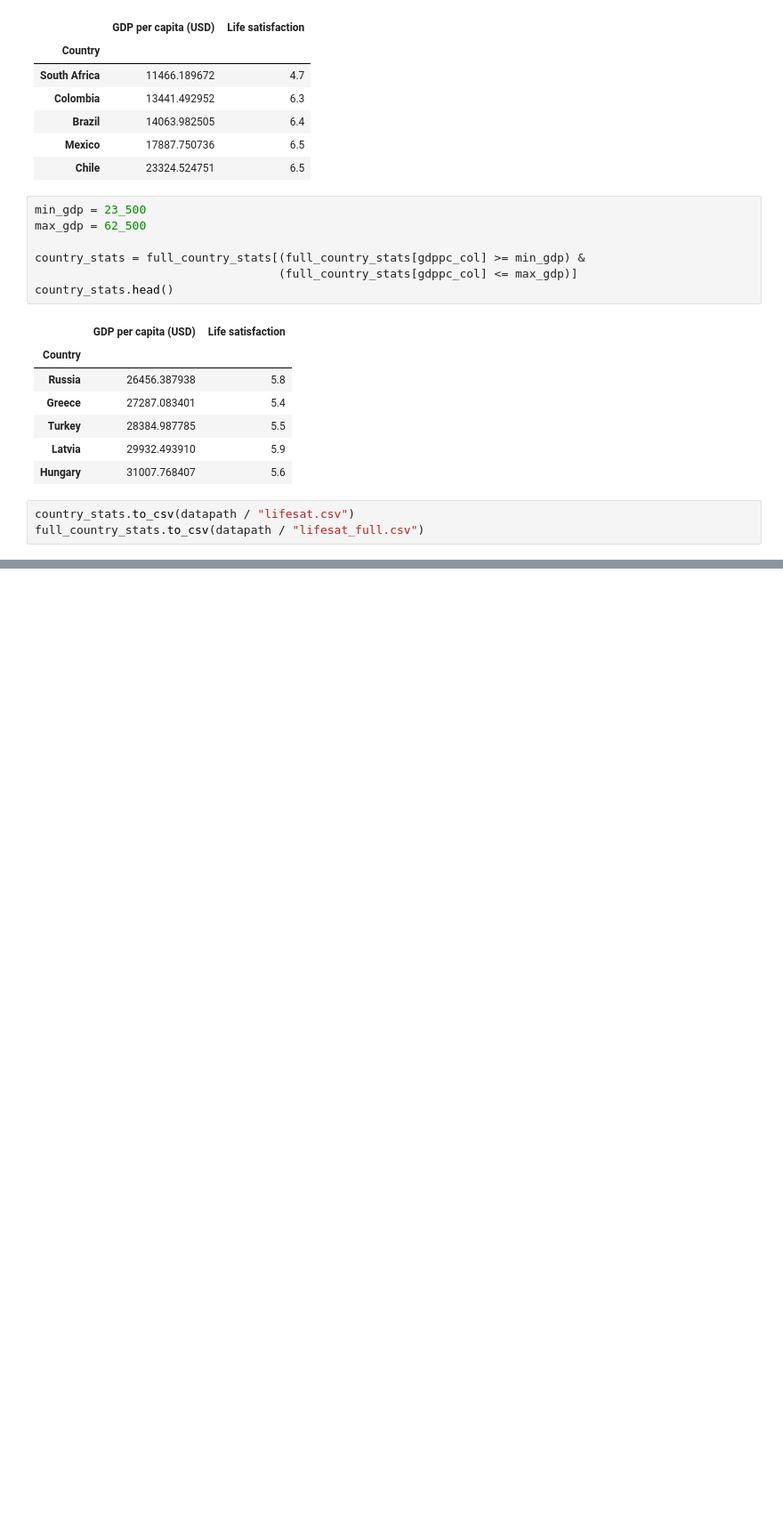
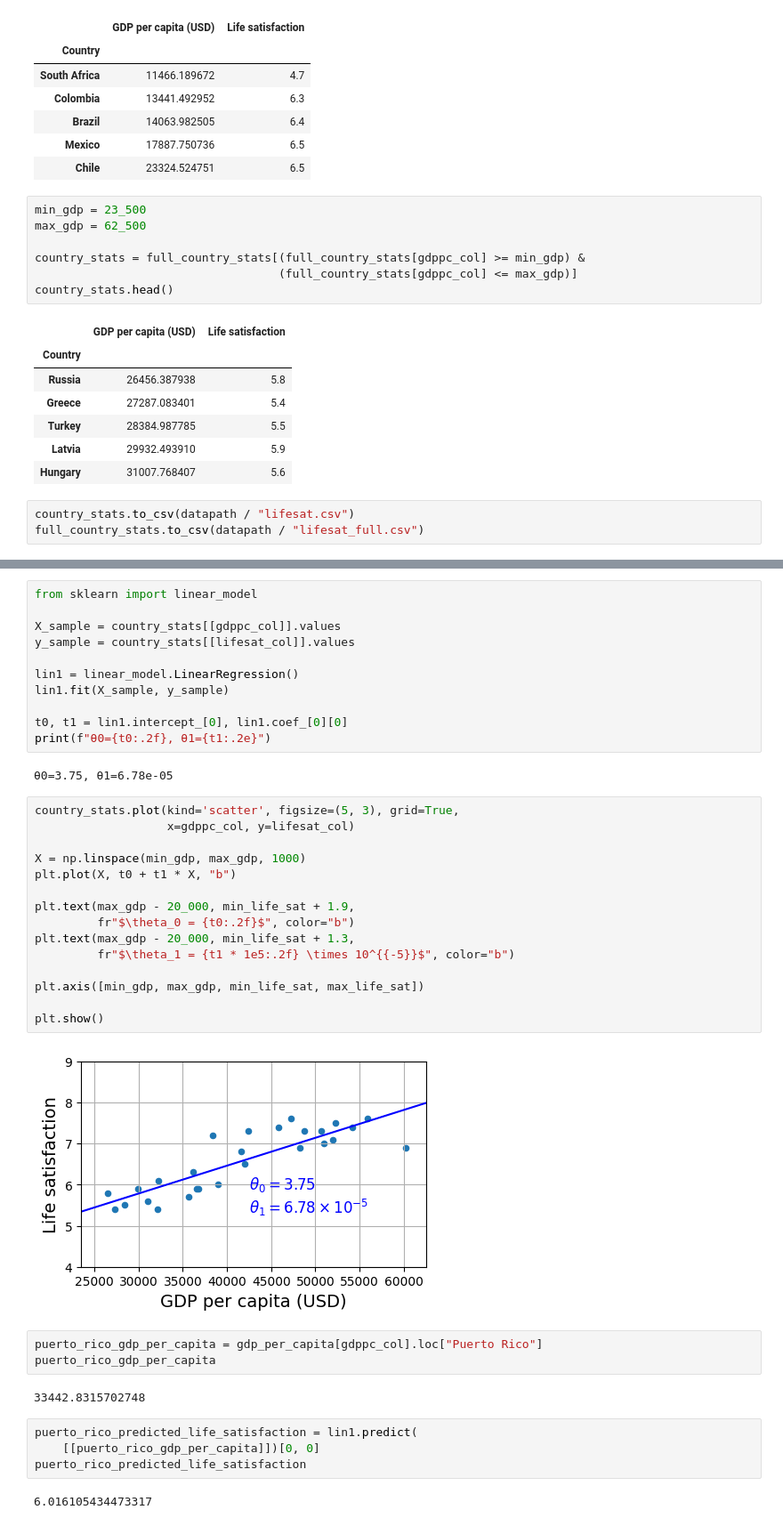
Before and after one commit to dabster108/sklearn-pytorch-lab, a Jupyter notebook: HandsonLearning.ipynb, the cells around one changed output, grey strips where cells are left out. Shown at 89% size. Drawn from its saved outputs; the diff is of its cells as text; blank space fills up the shorter version.

```diff
--- a/HandsonLearning.ipynb
+++ b/HandsonLearning.ipynb
@@ -163,0 +223,41 @@ NameError: name 'plt' is not defined
+# %%
+from sklearn import linear_model
+
+X_sample = country_stats[[gdppc_col]].values
+y_sample = country_stats[[lifesat_col]].values
+
+lin1 = linear_model.LinearRegression()
+lin1.fit(X_sample, y_sample)
+
+t0, t1 = lin1.intercept_[0], lin1.coef_[0][0]
+print(f"θ0={t0:.2f}, θ1={t1:.2e}")
+# %% [output]
+θ0=3.75, θ1=6.78e-05
+# %%
+country_stats.plot(kind='scatter', figsize=(5, 3), grid=True,
+                   x=gdppc_col, y=lifesat_col)
+
+X = np.linspace(min_gdp, max_gdp, 1000)
+plt.plot(X, t0 + t1 * X, "b")
+
+plt.text(max_gdp - 20_000, min_life_sat + 1.9,
+         fr"$\theta_0 = {t0:.2f}$", color="b")
+plt.text(max_gdp - 20_000, min_life_sat + 1.3,
+         fr"$\theta_1 = {t1 * 1e5:.2f} \times 10^{{-5}}$", color="b")
+
+plt.axis([min_gdp, max_gdp, min_life_sat, max_life_sat])
+
+plt.show()
+# %% [output]
+[figure, added]
+# %%
+puerto_rico_gdp_per_capita = gdp_per_capita[gdppc_col].loc["Puerto Rico"]
+puerto_rico_gdp_per_capita
+# %% [output]
+33442.8315702748
+# %%
+puerto_rico_predicted_life_satisfaction = lin1.predict(
+    [[puerto_rico_gdp_per_capita]])[0, 0]
+puerto_rico_predicted_life_satisfaction
+# %% [output]
+6.016105434473317
```
Also changed, not shown: parts of 9 cells of this notebook, 4 other files.
